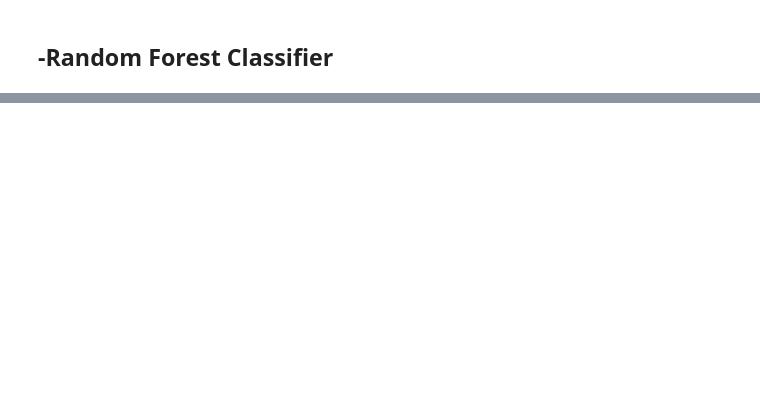
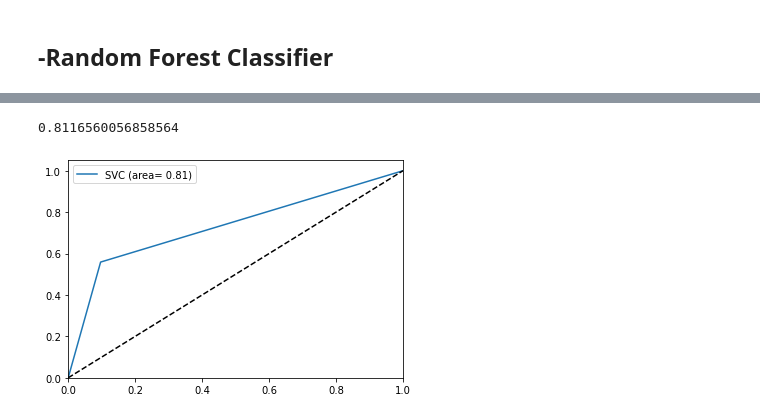
Before and after one commit to chrisvinhston/customer_churn_prediction, a Jupyter notebook: main.ipynb, the cells around one changed output, grey strips where cells are left out. Cells and saved outputs as stored; diff of their text form; code cells hidden in the pictures; blank space fills up the shorter version.

```diff
--- a/main.ipynb
+++ b/main.ipynb
@@ -675,0 +680,21 @@ model_scores.T.rename(columns = {0:'accuracy', 1:'precision', 2:'recall', 3:'f1'
+# %%
+svc.fit(X_train, y_train)
+
+roc_auc = accuracy_score(y_test, y_pred)
+roc_auc
+# %% [output]
+0.8116560056858564
+# %%
+fpr, tpr, thresholds = roc_curve(y_test, y_pred)
+plt.plot(fpr, tpr, label='SVC (area= %0.2f)' % roc_auc)
+
+plt.plot([0,1], [0,1], 'k--')
+
+plt.xlim([0.0, 1.0])
+plt.ylim([0.0, 1.05])
+
+plt.legend()
+
+plt.show()
+# %% [output]
+[figure, added]
```
Also changed, not shown: parts of 22 cells of this notebook.
